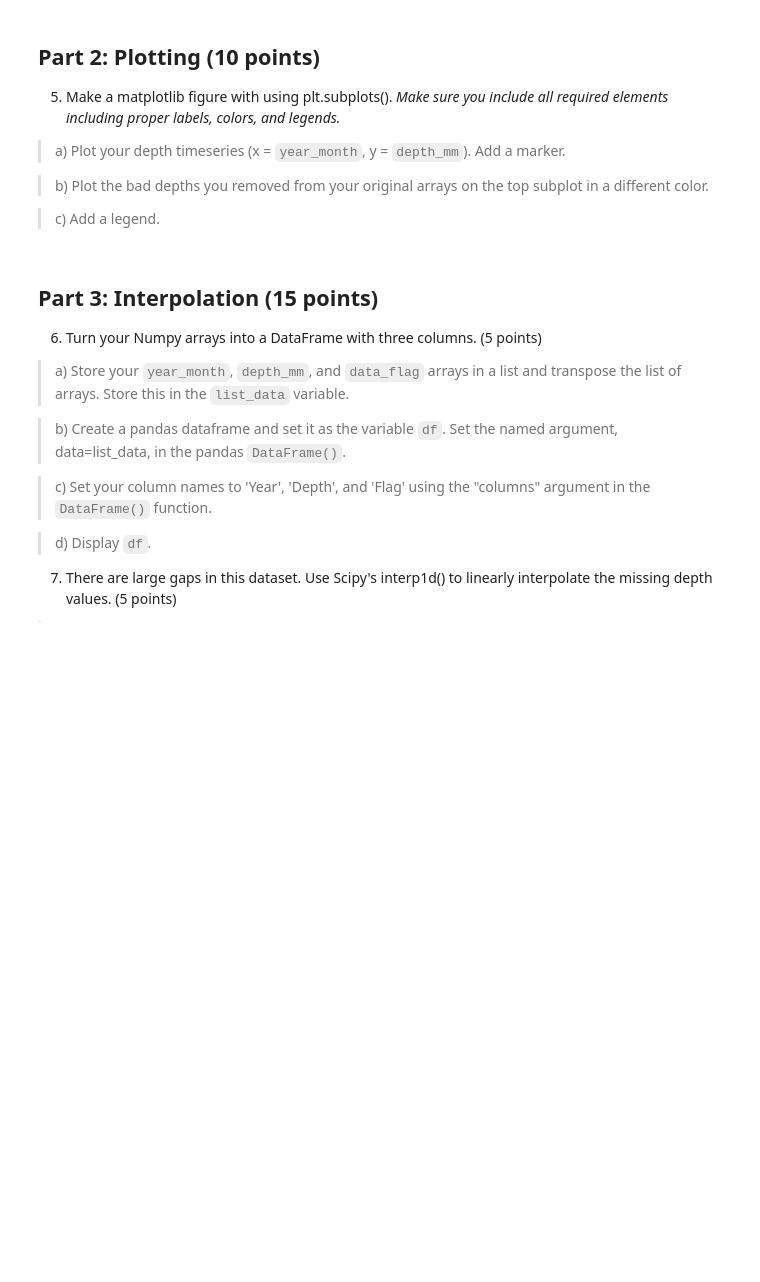
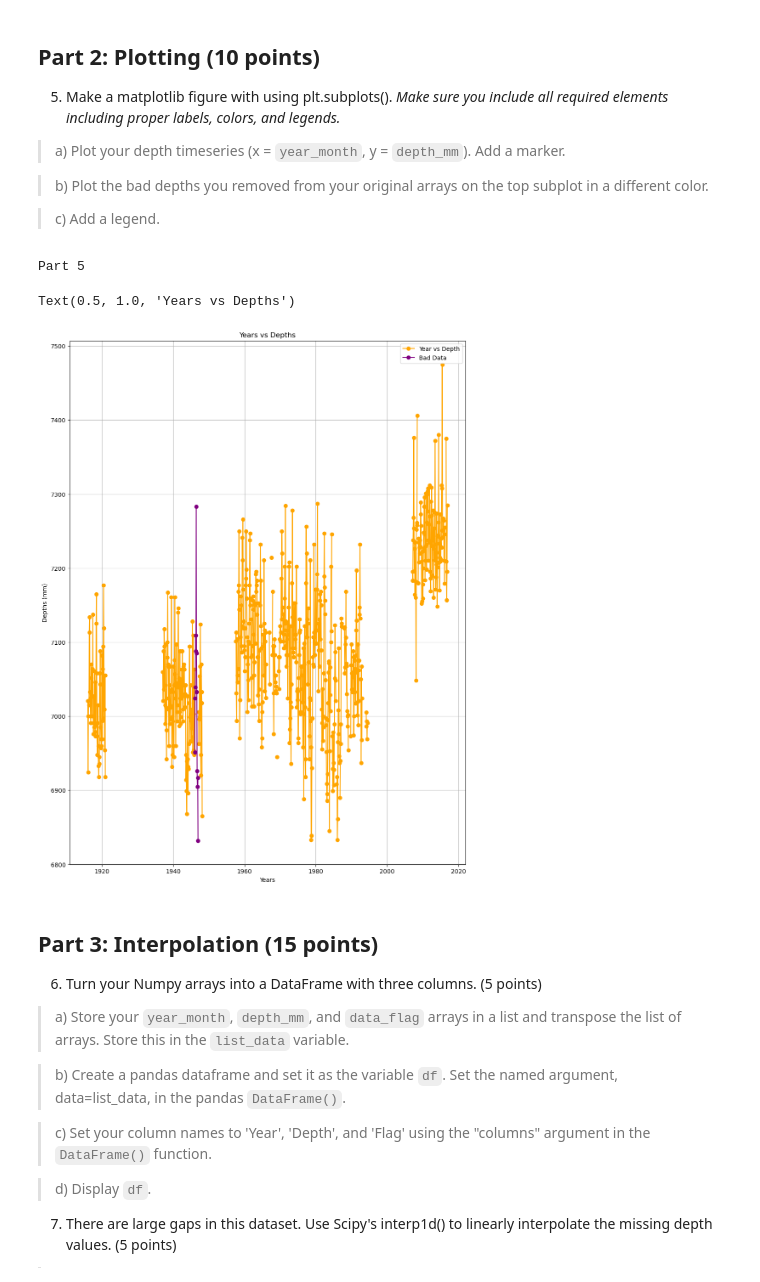
Before and after one commit to Dcord1212/Homework-4, a Jupyter notebook: HW4.ipynb, the cells around one changed output. Saved outputs shown, nothing was run; the diff lists cells and outputs as text; code cells hidden in the pictures; blank space fills up the shorter version.

```diff
--- a/HW4.ipynb
+++ b/HW4.ipynb
@@ -170,14 +208,24 @@ grader.check("Question 1, Part 1")
 >c) Add a legend.
 # %%
 print("Part 5")
+import matplotlib.pyplot as plt
 # create plot using subplots
-...
+plt.subplots(figsize=(12,16))
 # plot year vs. depth
-...
+plt.plot(year_month, depth_mm, marker ='o', color ='orange', label = 'Year vs Depth')
 # plot bad years vs. bad depths
-...
+plt.plot(badyears,baddepths,marker='o', color = 'purple', label = 'Bad Data')
+
 # don't forget your required plot elements!
-...
+plt.xlabel('Years')
+plt.ylabel('Depths (mm)')
+plt.legend()
+plt.grid()
+plt.title('Years vs Depths')
+# %% [output]
+Part 5
+Text(0.5, 1.0, 'Years vs Depths')
+[figure, added]
 # %% [markdown]
 ## Part 3: Interpolation (15 points)
 6) Turn your Numpy arrays into a DataFrame with three columns. (5 points)
```
Also changed, not shown: parts of 15 cells of this notebook, 2 other files.
